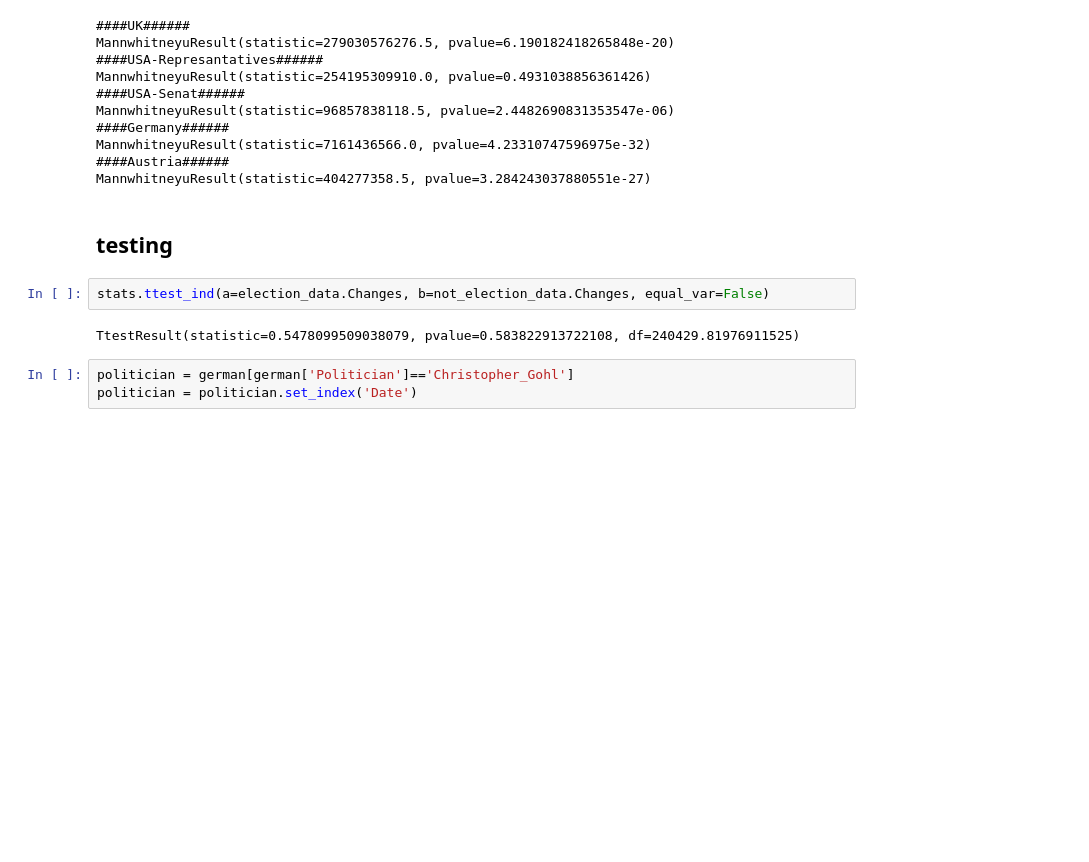
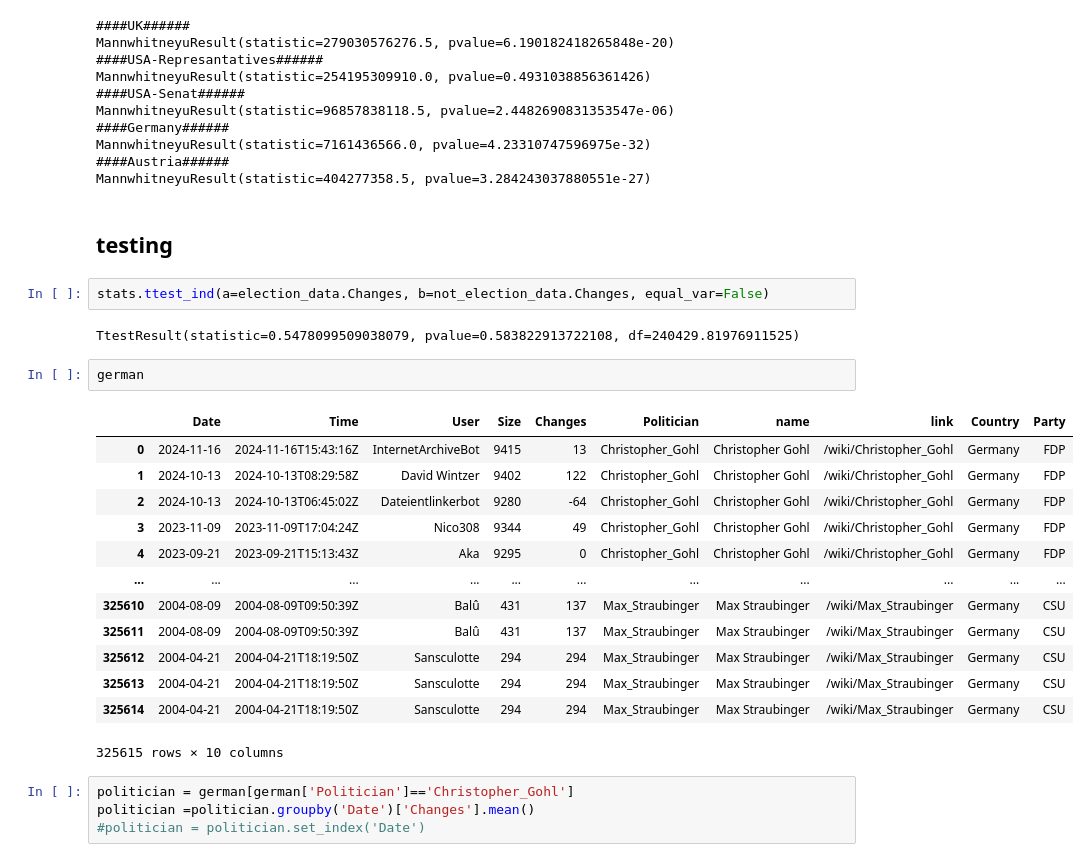
Before and after one commit to etjenB/wikipedia-social-research-private, a Jupyter notebook: statistic_analysis/t_test.ipynb, the cells around one changed output. Cells and saved outputs as stored; diff of their text form; blank space fills up the shorter version.

```diff
--- a/statistic_analysis/t_test.ipynb
+++ b/statistic_analysis/t_test.ipynb
@@ -177,6 +172,23 @@ MannwhitneyuResult(statistic=404277358.5, pvalue=3.284243037880551e-27)
 stats.ttest_ind(a=election_data.Changes, b=not_election_data.Changes, equal_var=False)
 # %% [output]
 TtestResult(statistic=0.5478099509038079, pvalue=0.583822913722108, df=240429.81976911525)
+# %%
+german
+# %% [output]
+|  | Date | Time | User | Size | Changes | Politician | name | link | Country | Party |
+| 0 | 2024-11-16 | 2024-11-16T15:43:16Z | InternetArchiveBot | 9415 | 13 | Christopher_Gohl | Christopher Gohl | /wiki/Christopher_Gohl | Germany | FDP |
+| 1 | 2024-10-13 | 2024-10-13T08:29:58Z | David Wintzer | 9402 | 122 | Christopher_Gohl | Christopher Gohl | /wiki/Christopher_Gohl | Germany | FDP |
+| 2 | 2024-10-13 | 2024-10-13T06:45:02Z | Dateientlinkerbot | 9280 | -64 | Christopher_Gohl | Christopher Gohl | /wiki/Christopher_Gohl | Germany | FDP |
+| 3 | 2023-11-09 | 2023-11-09T17:04:24Z | Nico308 | 9344 | 49 | Christopher_Gohl | Christopher Gohl | /wiki/Christopher_Gohl | Germany | FDP |
+| 4 | 2023-09-21 | 2023-09-21T15:13:43Z | Aka | 9295 | 0 | Christopher_Gohl | Christopher Gohl | /wiki/Christopher_Gohl | Germany | FDP |
+| ... | ... | ... | ... | ... | ... | ... | ... | ... | ... | ... |
+| 325610 | 2004-08-09 | 2004-08-09T09:50:39Z | Balû | 431 | 137 | Max_Straubinger | Max Straubinger | /wiki/Max_Straubinger | Germany | CSU |
+| 325611 | 2004-08-09 | 2004-08-09T09:50:39Z | Balû | 431 | 137 | Max_Straubinger | Max Straubinger | /wiki/Max_Straubinger | Germany | CSU |
+| 325612 | 2004-04-21 | 2004-04-21T18:19:50Z | Sansculotte | 294 | 294 | Max_Straubinger | Max Straubinger | /wiki/Max_Straubinger | Germany | CSU |
+| 325613 | 2004-04-21 | 2004-04-21T18:19:50Z | Sansculotte | 294 | 294 | Max_Straubinger | Max Straubinger | /wiki/Max_Straubinger | Germany | CSU |
+| 325614 | 2004-04-21 | 2004-04-21T18:19:50Z | Sansculotte | 294 | 294 | Max_Straubinger | Max Straubinger | /wiki/Max_Straubinger | Germany | CSU |
+325615 rows × 10 columns
 # %%
 politician = german[german['Politician']=='Christopher_Gohl']
-politician = politician.set_index('Date')
+politician =politician.groupby('Date')['Changes'].mean()
+#politician = politician.set_index('Date')
```
Also changed, not shown: parts of 13 cells of this notebook.
